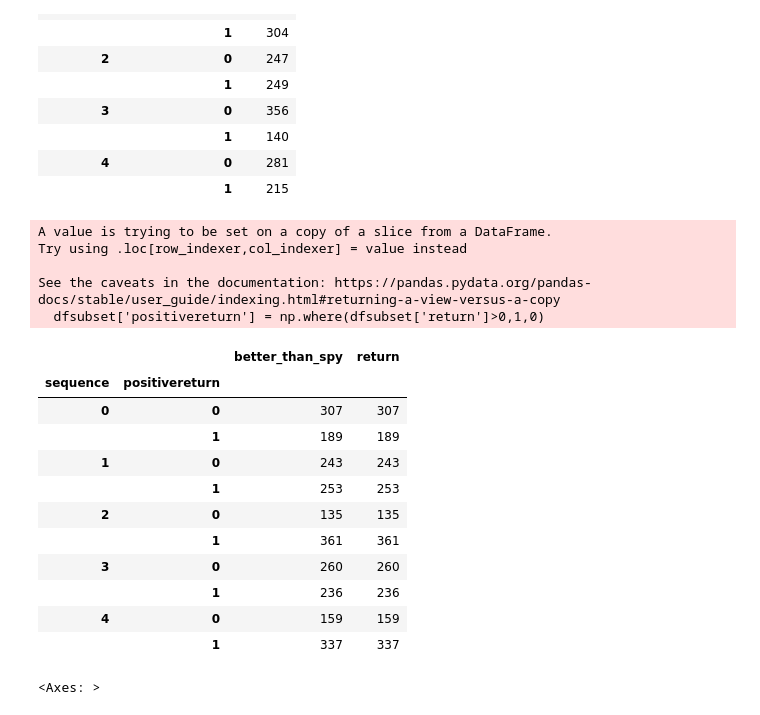
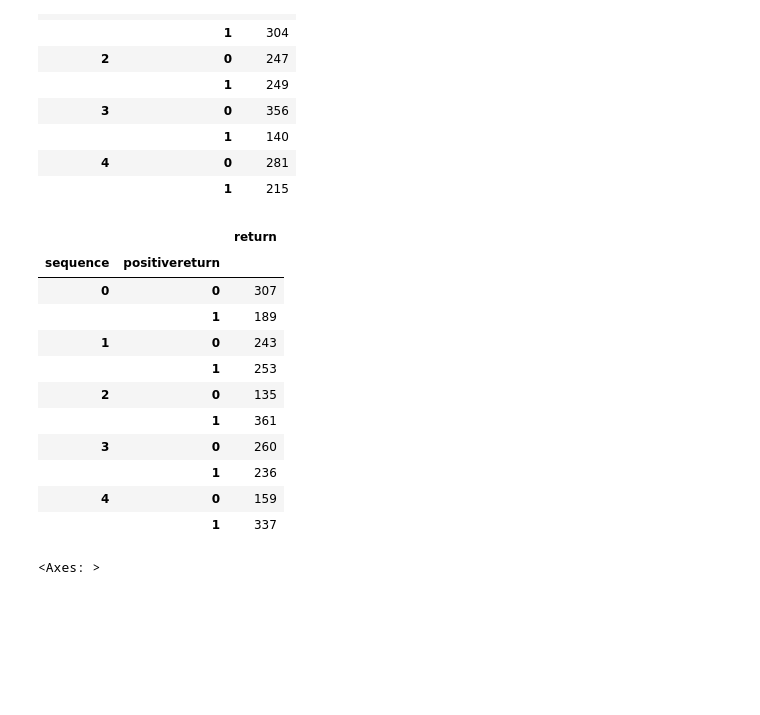
Before and after one commit to rolly9992/Project4, a Jupyter notebook: model/distributions.ipynb, the cells around one changed output. Cells and saved outputs as stored; diff of their text form; code cells hidden in the pictures; blank space fills up the shorter version.

```diff
--- a/model/distributions.ipynb
+++ b/model/distributions.ipynb
@@ -105,26 +96,23 @@ class_by_sequence
 |  | 1 | 215 |
 # %%
 dfsubset['positivereturn'] = np.where(dfsubset['return']>0,1,0)
+#print(dfsubset.columns)
+dfsubset=dfsubset.drop('better_than_spy',axis=1)
 class_by_sequence = dfsubset.groupby(['sequence','positivereturn']).count()
 class_by_sequence
 # %% [output]
-A value is trying to be set on a copy of a slice from a DataFrame.
-Try using .loc[row_indexer,col_indexer] = value instead
-
-See the caveats in the documentation: https://pandas.pydata.org/pandas-docs/stable/user_guide/indexing.html#returning-a-view-versus-a-copy
-  dfsubset['positivereturn'] = np.where(dfsubset['return']>0,1,0)
-|  |  | better_than_spy | return |
-| sequence | positivereturn |  |  |
-| 0 | 0 | 307 | 307 |
-|  | 1 | 189 | 189 |
-| 1 | 0 | 243 | 243 |
-|  | 1 | 253 | 253 |
-| 2 | 0 | 135 | 135 |
-|  | 1 | 361 | 361 |
-| 3 | 0 | 260 | 260 |
-|  | 1 | 236 | 236 |
-| 4 | 0 | 159 | 159 |
-|  | 1 | 337 | 337 |
+|  |  | return |
+| sequence | positivereturn |  |
+| 0 | 0 | 307 |
+|  | 1 | 189 |
+| 1 | 0 | 243 |
+|  | 1 | 253 |
+| 2 | 0 | 135 |
+|  | 1 | 361 |
+| 3 | 0 | 260 |
+|  | 1 | 236 |
+| 4 | 0 | 159 |
+|  | 1 | 337 |
 # %%
 df['return'].hist(bins=100)
 # %% [output]
```
Also changed, not shown: parts of 2 cells of this notebook, 37 other files.
